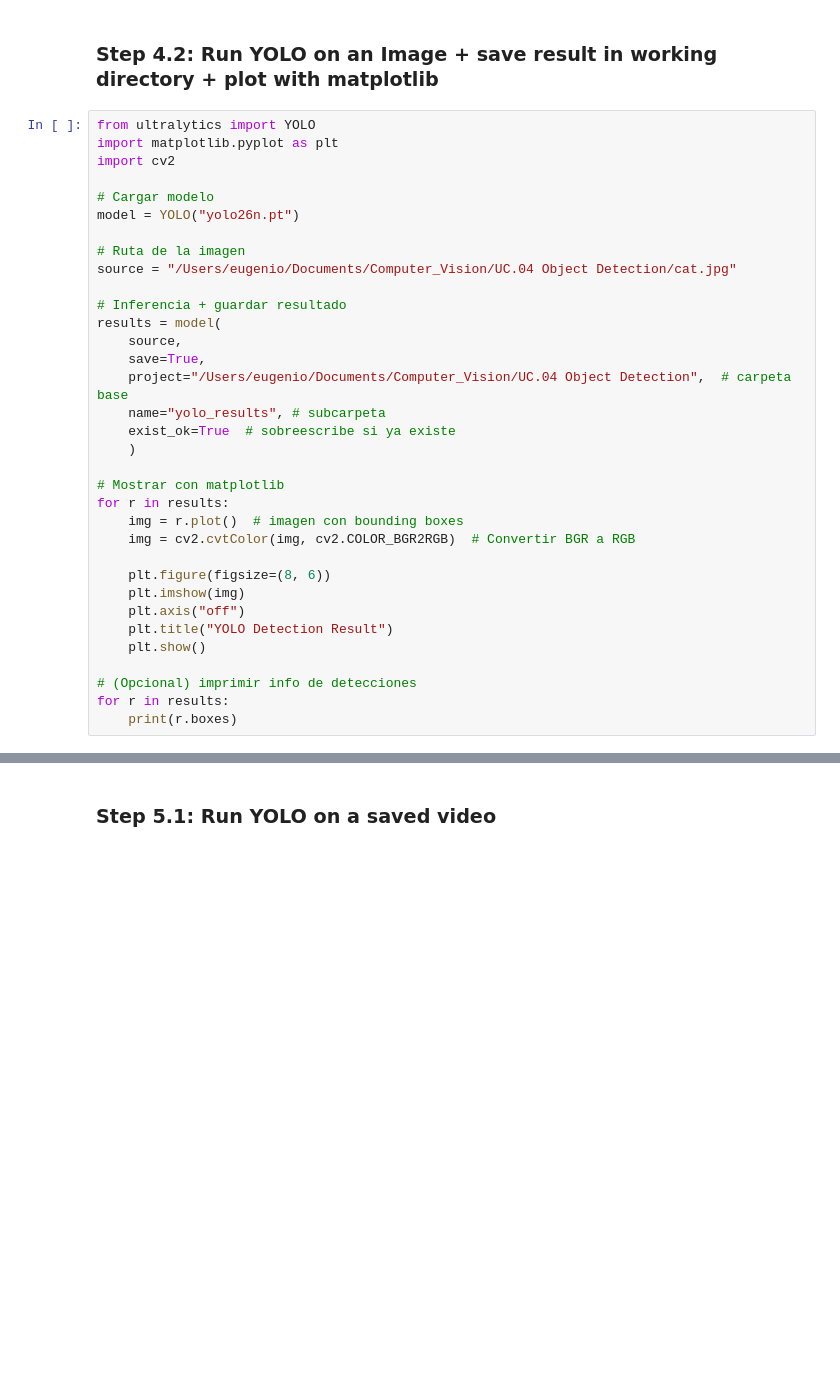
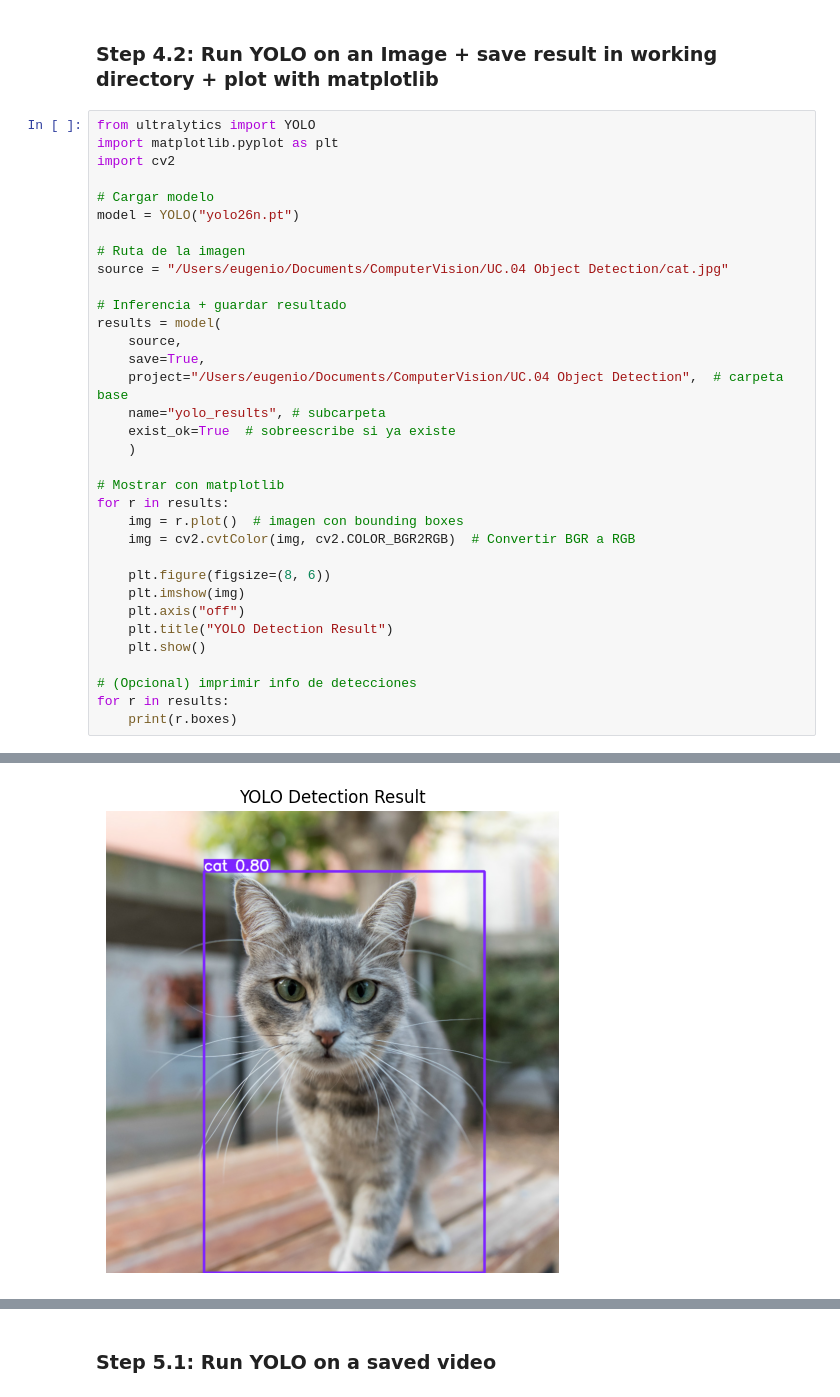
Before and after one commit to eugeniomorocho/ComputerVision, a Jupyter notebook: UC.04 Object Detection/2. Real-time Object Detection with YOLO.ipynb, the cells around one changed output, grey strips where cells are left out. Saved outputs shown, nothing was run; the diff lists cells and outputs as text; blank space fills up the shorter version.

```diff
--- a/UC.04 Object Detection/2. Real-time Object Detection with YOLO.ipynb
+++ b/UC.04 Object Detection/2. Real-time Object Detection with YOLO.ipynb
@@ -59,13 +81,13 @@ import cv2
 model = YOLO("yolo26n.pt")
 
 # Ruta de la imagen
-source = "/Users/eugenio/Documents/Computer_Vision/UC.04 Object Detection/cat.jpg"
+source = "/Users/eugenio/Documents/ComputerVision/UC.04 Object Detection/cat.jpg"
 
 # Inferencia + guardar resultado
 results = model(
     source,
     save=True,
-    project="/Users/eugenio/Documents/Computer_Vision/UC.04 Object Detection",  # carpeta base
+    project="/Users/eugenio/Documents/ComputerVision/UC.04 Object Detection",  # carpeta base
     name="yolo_results", # subcarpeta
     exist_ok=True  # sobreescribe si ya existe
     )
@@ -84,3 +106,4 @@ for r in results:
 # (Opcional) imprimir info de detecciones
 for r in results:
     print(r.boxes)
+# %% [output]
@@ -86,0 +113 @@ for r in results:
+[figure, added]
```
Also changed, not shown: parts of 7 cells of this notebook, 23 other files.
